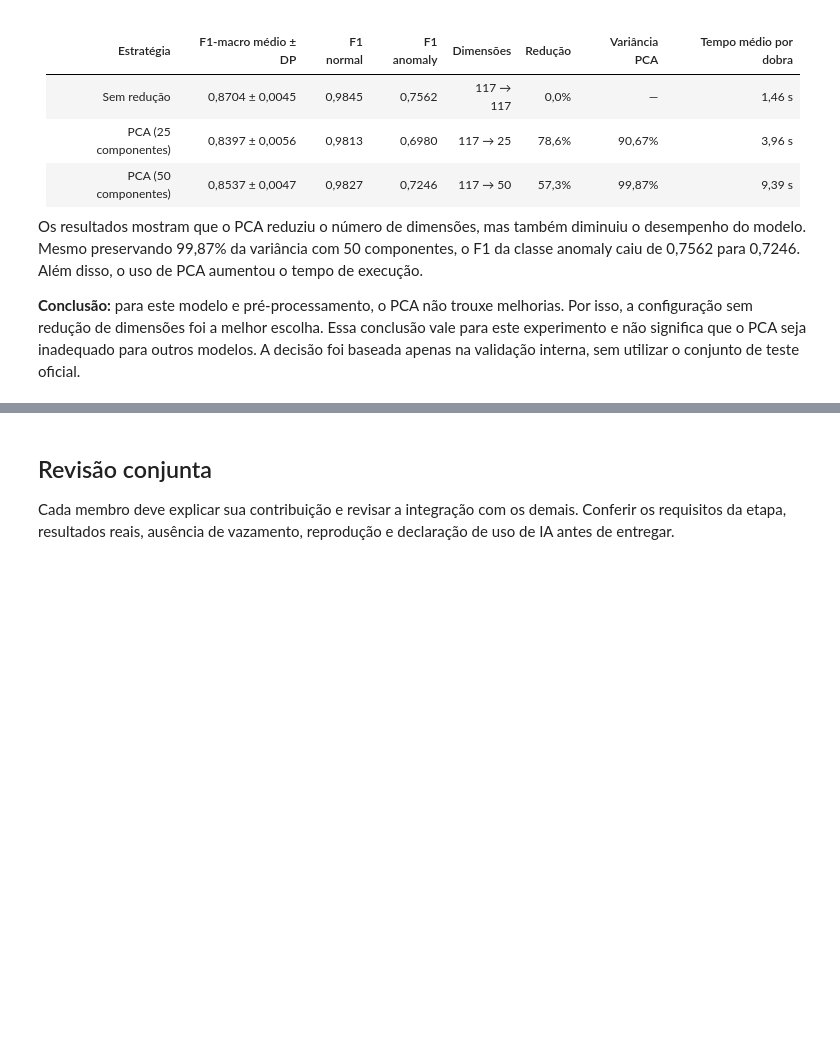
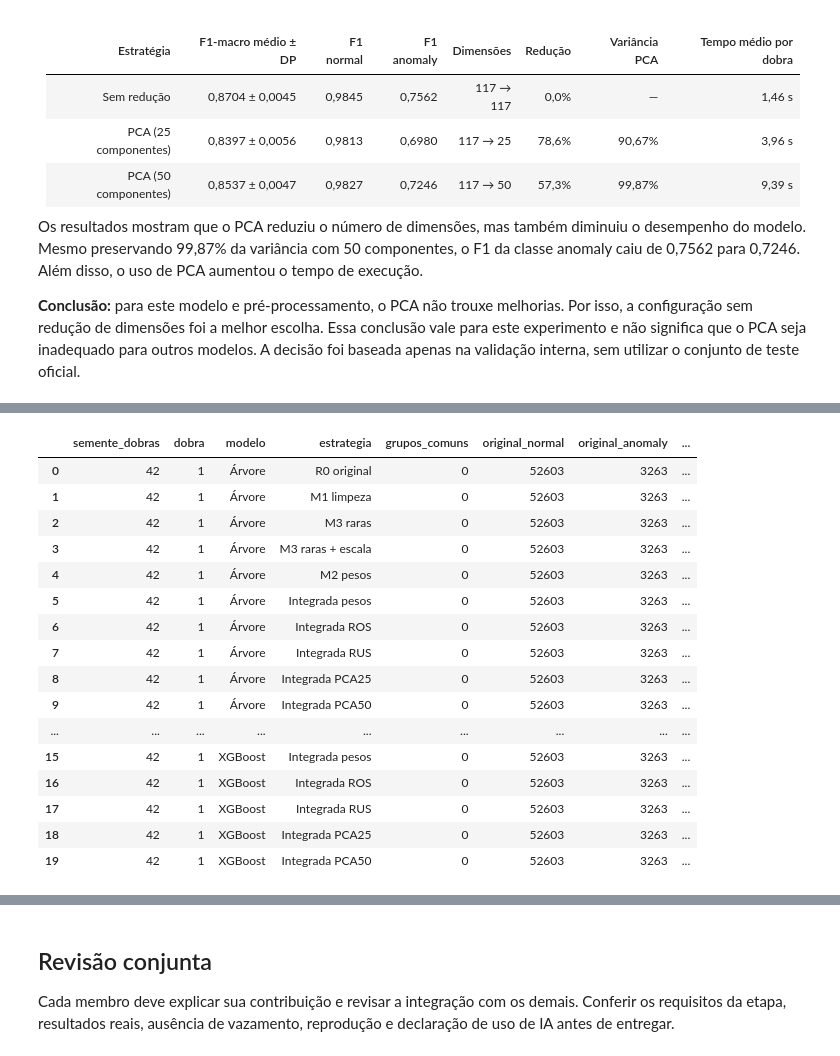
Before and after one commit to matheusmra/tp-ia, a Jupyter notebook: notebooks/02_pre_processamento.ipynb, the cells around one changed output, grey strips where cells are left out. Saved outputs shown, nothing was run; the diff lists cells and outputs as text; code cells hidden in the pictures; blank space fills up the shorter version.

```diff
--- a/notebooks/02_pre_processamento.ipynb
+++ b/notebooks/02_pre_processamento.ipynb
@@ -1596,0 +1863,65 @@ Os resultados mostram que o PCA reduziu o número de dimensões, mas também dim
+# %%
+finalistas_m5 = {}
+for modelo in MODELOS_M2:
+    candidatos = tabela_m5[(tabela_m5.modelo == modelo)
+                           & ~tabela_m5.estrategia.isin(["R0 original", "M1 limpeza"])]
+    melhores = candidatos.sort_values(["f1_macro_media", "estrategia"], ascending=[False, True]).head(2)
+    finalistas_m5[modelo] = ["M1 limpeza"] + melhores.estrategia.tolist()
+print("Finalistas definidos pela divisão 42:", finalistas_m5)
+
+SEMENTE_ESTABILIDADE_M5 = 137
+dobras_estabilidade_m5 = list(StratifiedGroupKFold(
+    n_splits=N_DOBRAS, shuffle=True, random_state=SEMENTE_ESTABILIDADE_M5
+).split(X_treino, y_treino, grupos_treino))
+confirmacao_por_dobra_m5, auditoria_confirmacao_m5 = avaliar_integracao_m5(
+    finalistas_m5, dobras_estabilidade_m5, SEMENTE_ESTABILIDADE_M5)
+assert len(confirmacao_por_dobra_m5) == 30
+tabela_confirmacao_m5 = resumir_integracao_m5(confirmacao_por_dobra_m5)
+estabilidade_m5 = tabela_m5.merge(tabela_confirmacao_m5, on=["modelo", "estrategia"],
+                                  suffixes=("_42", "_137"), validate="one_to_one")
+estabilidade_m5["f1_media_duas_divisoes"] = (estabilidade_m5.f1_macro_media_42
+                                             + estabilidade_m5.f1_macro_media_137) / 2
+escolhas_m5 = []
+for modelo in MODELOS_M2:
+    parte = estabilidade_m5[estabilidade_m5.modelo == modelo]
+    elegiveis = parte[(parte.estrategia == "M1 limpeza")
+                     | ((parte.delta_vs_m1_42 > 0) & (parte.delta_vs_m1_137 > 0))]
+    escolhas_m5.append(elegiveis.sort_values(
+        ["f1_media_duas_divisoes", "estrategia"], ascending=[False, True]).iloc[0])
+recomendacoes_m5 = pd.DataFrame(escolhas_m5).reset_index(drop=True)
+CONFIGS_ETAPA3_M5 = {
+    r.modelo: {"estrategia": r.estrategia, "config": deepcopy(ESTRATEGIAS_M5[r.estrategia]),
+               "sinais_excluidos": list(SINAIS_OPERACIONAIS),
+               "semente_modelo": SEMENTE, "peso_proposto": PESOS_PROPOSTOS_M5[r.modelo],
+               "razao_reamostragem": RAZAO_REAMOSTRAGEM_M5}
+    for r in recomendacoes_m5.itertuples()
+}
+
+
+def ajustar_configuracao_m5(X_tr, y_tr, nome_modelo, config=None):
+    """Ajusta exclusivamente o treino recebido; predict deve receber a validação intacta.
+
+    Usar dentro das dobras na etapa 3. Não é um modelo já treinado nem autoriza
+    tratar a avaliação de seleção como estimativa independente.
+    """
+    assert not set(SINAIS_OPERACIONAIS + [COL_ID, COL_ROTULO]).intersection(X_tr.columns)
+    assert X_tr.index.equals(y_tr.index)
+    cfg = deepcopy(CONFIGS_ETAPA3_M5[nome_modelo]["config"] if config is None else config)
+    limpeza = REFERENCIA if cfg["limpeza"] == "R0" else CONFIG_M1
+    X_fit, y_fit = filtrar_linhas_treino(X_tr, y_tr, limpeza["linhas_treino"])
+    pipe, peso = montar_pipeline_m5(cfg, nome_modelo, y_fit)
+    with threadpool_limits(limits=2):
+        pipe.fit(X_fit, y_fit)
+    return pipe, {"linhas_antes": len(X_tr), "linhas_fit": len(X_fit), "peso_anomaly": peso}
+
+
+cols_estabilidade_m5 = ["modelo", "estrategia", "f1_macro_media_42", "f1_macro_dp_42", "delta_vs_m1_42",
+                        "f1_macro_media_137", "f1_macro_dp_137", "delta_vs_m1_137", "f1_media_duas_divisoes"]
+with pd.option_context("display.max_columns", None, "display.float_format", "{:.4f}".format):
+    display(estabilidade_m5[cols_estabilidade_m5])
+    display(recomendacoes_m5[cols_estabilidade_m5])
+    display(confirmacao_por_dobra_m5.pivot(index=["modelo", "estrategia"], columns="dobra", values="f1_macro"))
+    display(auditoria_m5[auditoria_m5.dobra == 1].drop(columns="validacao_intacta"))
+display(pd.DataFrame(CONFIGS_ETAPA3_M5).T)
+print("130 ajustes de comparação concluídos; configurações exploratórias disponíveis para a etapa 3.")
+# %% [output]
@@ -1596,0 +1953,17 @@ Os resultados mostram que o PCA reduziu o número de dimensões, mas também dim
+|  | semente_dobras | dobra | modelo | estrategia | grupos_comuns | original_normal | original_anomaly | ... |
+| 0 | 42 | 1 | Árvore | R0 original | 0 | 52603 | 3263 | ... |
+| 1 | 42 | 1 | Árvore | M1 limpeza | 0 | 52603 | 3263 | ... |
+| 2 | 42 | 1 | Árvore | M3 raras | 0 | 52603 | 3263 | ... |
+| 3 | 42 | 1 | Árvore | M3 raras + escala | 0 | 52603 | 3263 | ... |
+| 4 | 42 | 1 | Árvore | M2 pesos | 0 | 52603 | 3263 | ... |
+| 5 | 42 | 1 | Árvore | Integrada pesos | 0 | 52603 | 3263 | ... |
+| 6 | 42 | 1 | Árvore | Integrada ROS | 0 | 52603 | 3263 | ... |
+| 7 | 42 | 1 | Árvore | Integrada RUS | 0 | 52603 | 3263 | ... |
+| 8 | 42 | 1 | Árvore | Integrada PCA25 | 0 | 52603 | 3263 | ... |
+| 9 | 42 | 1 | Árvore | Integrada PCA50 | 0 | 52603 | 3263 | ... |
+| ... | ... | ... | ... | ... | ... | ... | ... | ... |
+| 15 | 42 | 1 | XGBoost | Integrada pesos | 0 | 52603 | 3263 | ... |
+| 16 | 42 | 1 | XGBoost | Integrada ROS | 0 | 52603 | 3263 | ... |
+| 17 | 42 | 1 | XGBoost | Integrada RUS | 0 | 52603 | 3263 | ... |
+| 18 | 42 | 1 | XGBoost | Integrada PCA25 | 0 | 52603 | 3263 | ... |
+| 19 | 42 | 1 | XGBoost | Integrada PCA50 | 0 | 52603 | 3263 | ... |
```
Also changed, not shown: parts of 31 cells of this notebook, 1 other file.
